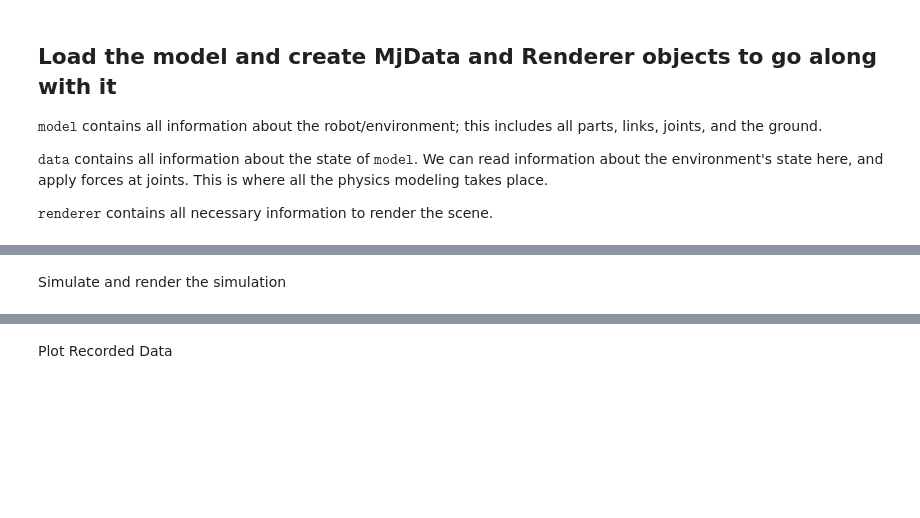
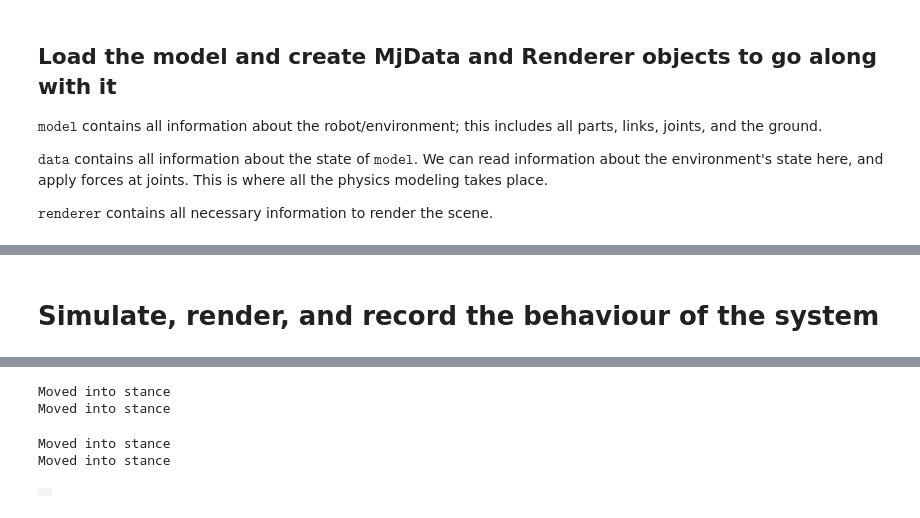
Before and after one commit to jack33001/.vscode, a Jupyter notebook: main.ipynb, the cells around one changed output, grey strips where cells are left out. Saved outputs shown, nothing was run; the diff lists cells and outputs as text; code cells hidden in the pictures; blank space fills up the shorter version.

```diff
--- a/main.ipynb
+++ b/main.ipynb
@@ -60,25 +140,13 @@ def abs_to_model(abs_pos):
 # %%
-# create the controller objects
-gait_scheduler = gs.gait_scheduler()
-fr_leg = con.leg_controller()
-fl_leg = con.leg_controller()
-rr_leg = con.leg_controller()
-rl_leg = con.leg_controller()
-
 def update_controller(model,data):
+    # assign memory
     pd_target = np.zeros(14)
-    pd_target = np.array([0,0,0,0,0,0,0.60590654,-1.38528975 ,0.60590654,-1.38528975 ,0.60590654,-1.38528975,0.60590654,-1.38528975])
-    curr_pos = model_to_abs(data.qpos[1:])
 
     # run gait scheduling layer
     gait_scheduler.time = data.time
     gait_scheduler.fixed_time_walk(fr_leg,fl_leg,rr_leg,rl_leg)
 
     # run leg control layer
-    fr_leg.curr_pos = curr_pos[6:8]
-    fl_leg.curr_pos = curr_pos[8:10]
-    rr_leg.curr_pos = curr_pos[10:12]
-    rl_leg.curr_pos = curr_pos[12:14]
     pd_target[6:8] = fr_leg.run_controller(data.time)
     pd_target[8:10] = fl_leg.run_controller(data.time)
     pd_target[10:12] = rr_leg.run_controller(data.time)
@@ -86,7 +154,6 @@ def update_controller(model,data):
 
     # run PD layer
     current_target = model_to_abs(pd_target)
-    current_dtarget = data.qvel
     data.ctrl[0] = current_target[6]
     data.ctrl[2] = current_target[7]
     data.ctrl[4] = current_target[8]
@@ -105,26 +172,34 @@ def update_controller(model,data):
     data.ctrl[15] = 0
 
 update_controller(model,data)
-# %% [markdown]
-Simulate and render the simulation
+# %% [markdown]
+# Simulate, render, and record the behaviour of the system
 # %%
+# define parameters of rendering and sim
 duration = 5  # (seconds)
 framerate = 30  # (Hz)
+n_steps = int(duration/model.opt.timestep + 1)
+
+# allocate memory for arrays
+frames = []
+positions = np.zeros((n_steps,model.nv))
+forces = np.zeros((n_steps,model.nv))
+contacts = np.zeros((n_steps,model.nv))
+controller_time = np.zeros(n_steps)
+time = np.zeros(n_steps)
 
 # Simulate and display video.
-n_steps = int(duration/model.opt.timestep + 1)
-frames = []
-positions = np.zeros((n_steps,model.nv))
-controller_setpoints = np.zeros((n_steps,2))
-controller_time = np.zeros(n_steps)
-time = np.zeros(n_steps)
 mujoco.mj_resetData(model, data)  # Reset state and time.
 i = 0
 for i in tqdm(range(n_steps)):
   # step the simulator
   mujoco.mj_step(model, data)
+  mujoco.mj_inverse(model,data)
 
-  # apply forces
+  # estimate the state
+  state_estimation(model,data)
+
+  # apply control
   temp = t.time()
   update_controller(model,data)
   controller_time[i] = t.time()-temp
@@ -132,7 +207,8 @@ for i in tqdm(range(n_steps)):
   # store any data we need stored
   positions[i] = model_to_abs(data.qpos[1:])
   time[i] = data.time
-  controller_setpoints[i] = fr_leg.run_controller(data.time)
+  forces[i] = data.qfrc_inverse
+  contacts[i] = data.qfrc_inverse
   i = i + 1
 
   # render the scene if we're at the correct timestep to have a frame
@@ -147,2 +222,5 @@ media.show_video(frames, fps=framerate)
+Moved into stance
+Moved into stance
+Moved into stance
+Moved into stance
+|  |
-# %% [markdown]
-Plot Recorded Data
```
Also changed, not shown: parts of 18 cells of this notebook, 5 other files.
